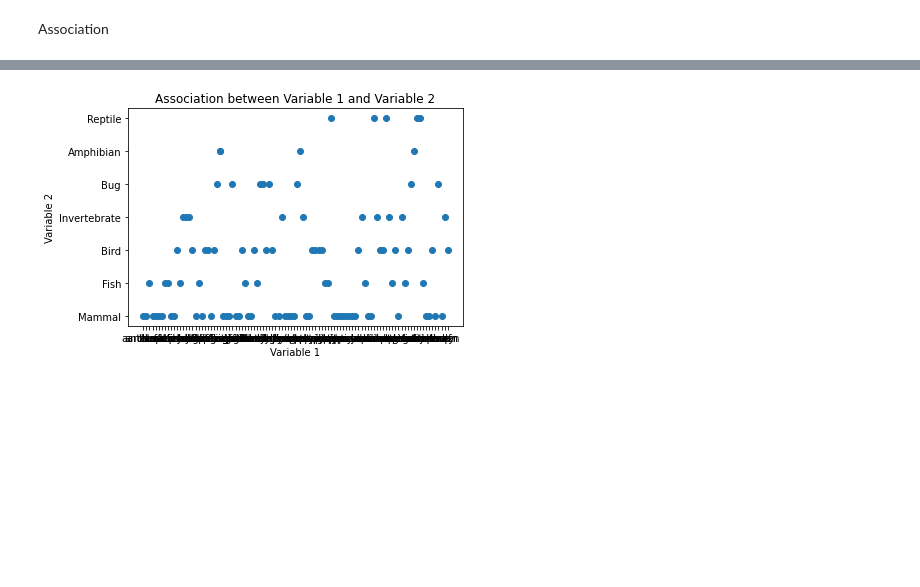
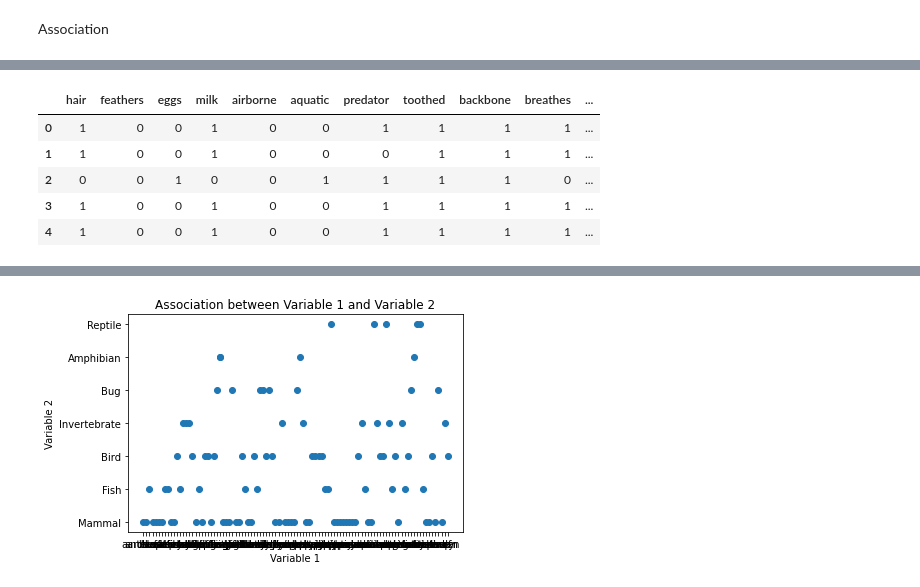
Before and after one commit to TungSoPon/bsc_dpdm22, a Jupyter notebook: Untitled37.ipynb, the cells around one changed output, grey strips where cells are left out. Cells and saved outputs as stored; diff of their text form; code cells hidden in the pictures; blank space fills up the shorter version.

```diff
--- a/Untitled37.ipynb
+++ b/Untitled37.ipynb
@@ -201,0 +185,10 @@ As.groupby('Class_Type').count()
+# %%
+class_z_merged_dr = As.drop(['Class_Number','Number_Of_Animal_Species_In_Class','class_type','animal_name','Animal_Names'],axis=1)
+class_z_merged_dr.head()
+# %% [output]
+|  | hair | feathers | eggs | milk | airborne | aquatic | predator | toothed | backbone | breathes | ... |
+| 0 | 1 | 0 | 0 | 1 | 0 | 0 | 1 | 1 | 1 | 1 | ... |
+| 1 | 1 | 0 | 0 | 1 | 0 | 0 | 0 | 1 | 1 | 1 | ... |
+| 2 | 0 | 0 | 1 | 0 | 0 | 1 | 1 | 1 | 1 | 0 | ... |
+| 3 | 1 | 0 | 0 | 1 | 0 | 0 | 1 | 1 | 1 | 1 | ... |
+| 4 | 1 | 0 | 0 | 1 | 0 | 0 | 1 | 1 | 1 | 1 | ... |
```
Also changed, not shown: parts of 12 cells of this notebook.
